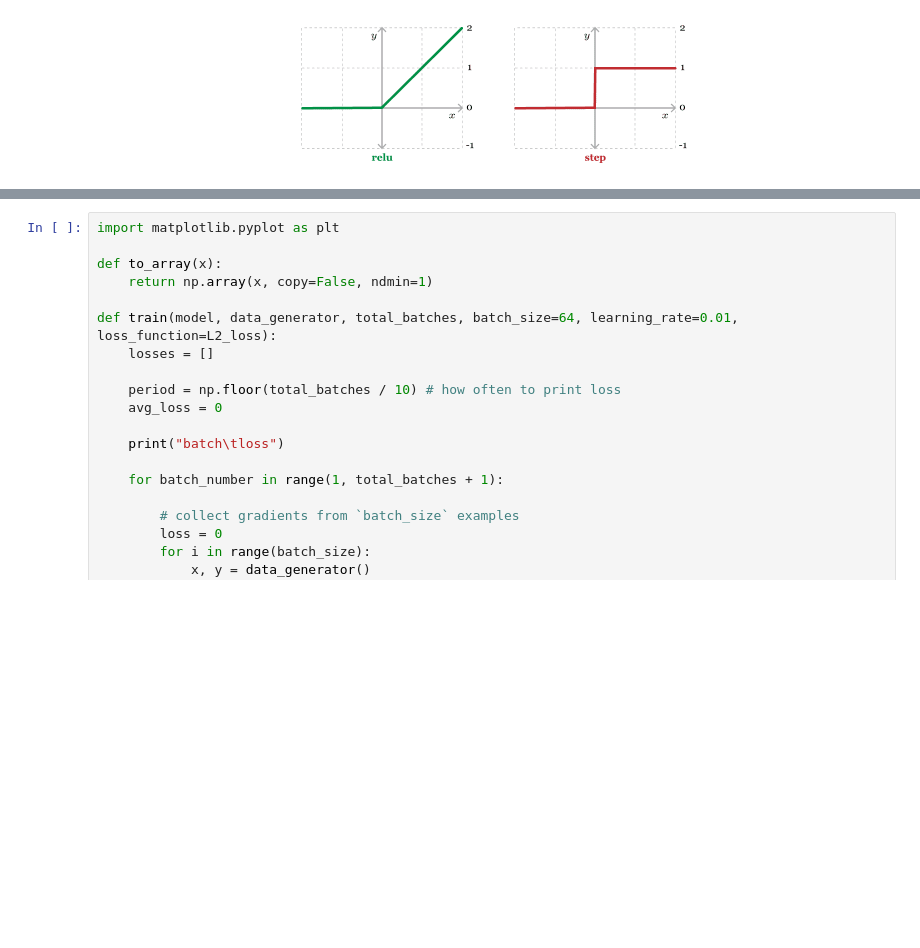
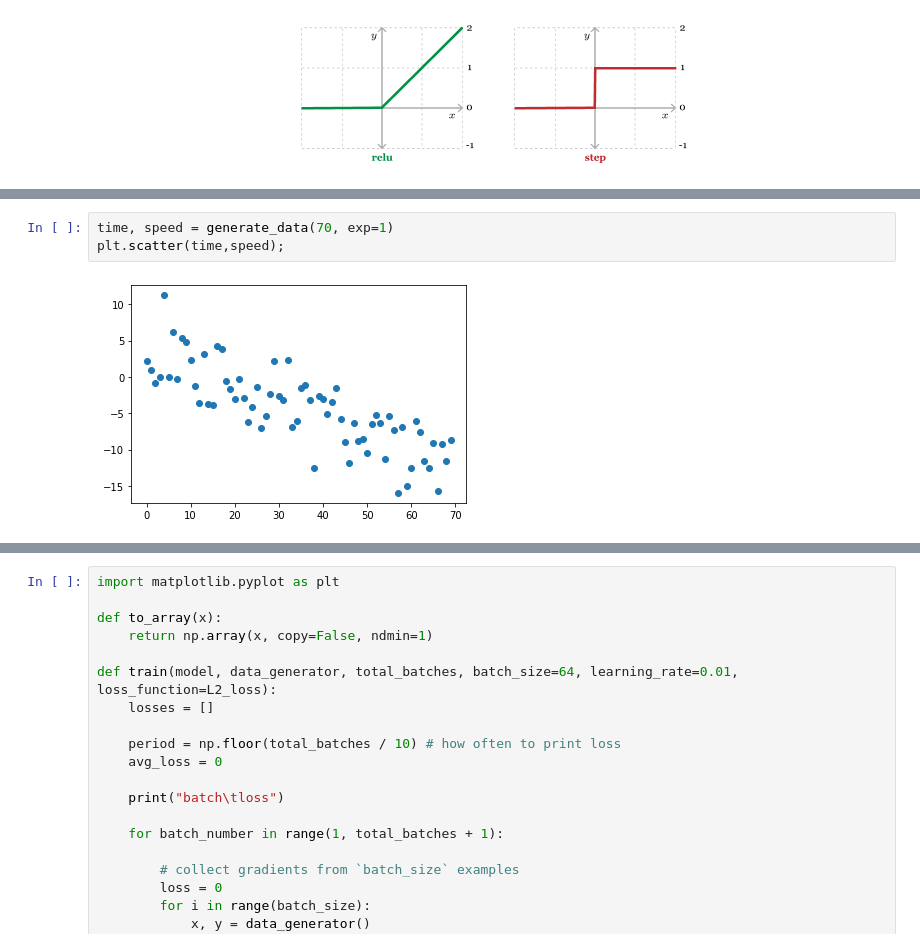
Before and after one commit to iskode/dl21, a Jupyter notebook: notebooks/lesson2.ipynb, the cells around one changed output, grey strips where cells are left out. Saved outputs shown, nothing was run; the diff lists cells and outputs as text; blank space fills up the shorter version.

```diff
--- a/notebooks/lesson2.ipynb
+++ b/notebooks/lesson2.ipynb
@@ -1024,0 +443,5 @@ Let's define a `train` function that applies this process repeatedly to train th
+# %%
+time, speed = generate_data(70, exp=1)
+plt.scatter(time,speed);
+# %% [output]
+[figure, added]
```
Also changed, not shown: parts of 152 cells of this notebook, 1 other file.
